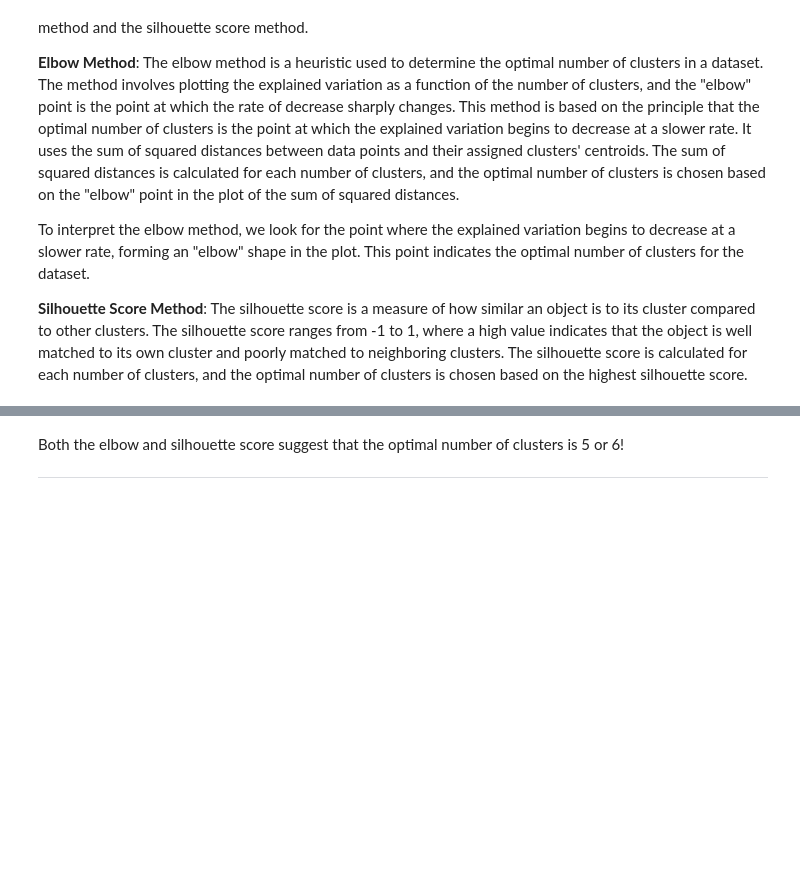
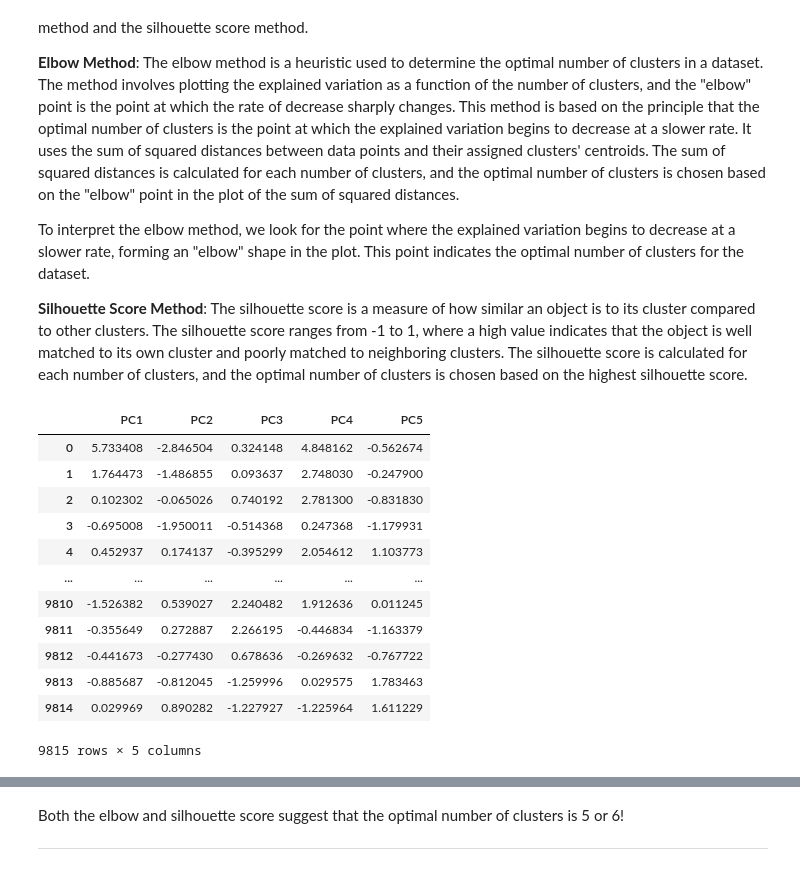
Before and after one commit to LinCannn/ADM-HW4, a Jupyter notebook: Q2.ipynb, the cells around one changed output, grey strips where cells are left out. Drawn from its saved outputs; the diff is of its cells as text; code cells hidden in the pictures; blank space fills up the shorter version.

```diff
--- a/Q2.ipynb
+++ b/Q2.ipynb
@@ -624,3 +626,19 @@ To interpret the elbow method, we look for the point where the explained variati
+# %%
+movies_df2
+# %% [output]
+|  | PC1 | PC2 | PC3 | PC4 | PC5 |
+| 0 | 5.733408 | -2.846504 | 0.324148 | 4.848162 | -0.562674 |
+| 1 | 1.764473 | -1.486855 | 0.093637 | 2.748030 | -0.247900 |
+| 2 | 0.102302 | -0.065026 | 0.740192 | 2.781300 | -0.831830 |
+| 3 | -0.695008 | -1.950011 | -0.514368 | 0.247368 | -1.179931 |
+| 4 | 0.452937 | 0.174137 | -0.395299 | 2.054612 | 1.103773 |
+| ... | ... | ... | ... | ... | ... |
+| 9810 | -1.526382 | 0.539027 | 2.240482 | 1.912636 | 0.011245 |
+| 9811 | -0.355649 | 0.272887 | 2.266195 | -0.446834 | -1.163379 |
+| 9812 | -0.441673 | -0.277430 | 0.678636 | -0.269632 | -0.767722 |
+| 9813 | -0.885687 | -0.812045 | -1.259996 | 0.029575 | 1.783463 |
+| 9814 | 0.029969 | 0.890282 | -1.227927 | -1.225964 | 1.611229 |
+9815 rows × 5 columns
 # %%
 from sklearn.cluster import KMeans
 from yellowbrick.cluster import KElbowVisualizer
```
Also changed, not shown: parts of 32 cells of this notebook, 1 other file.
